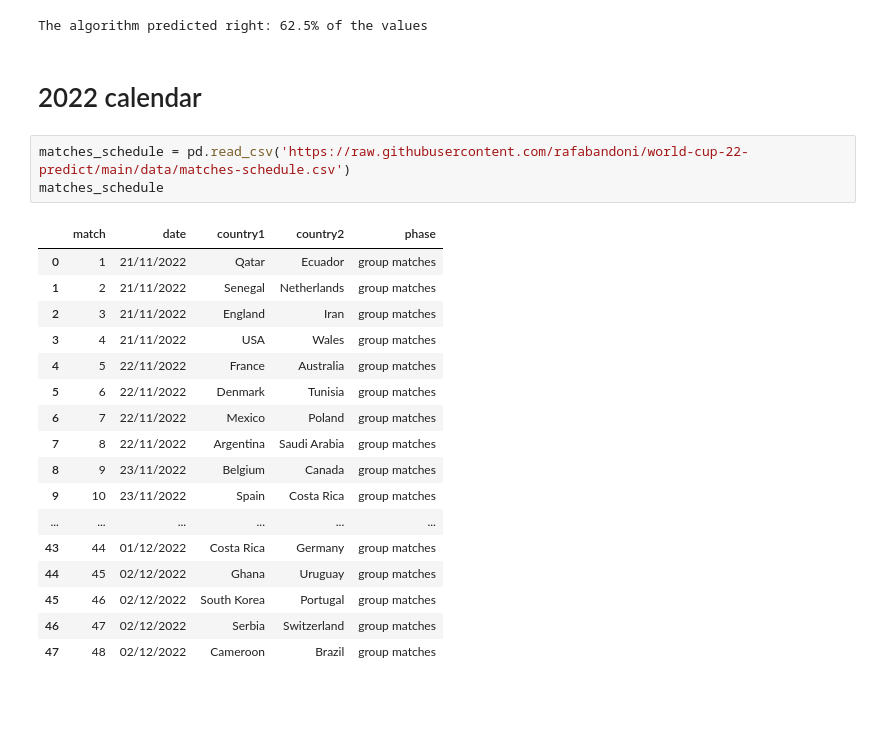
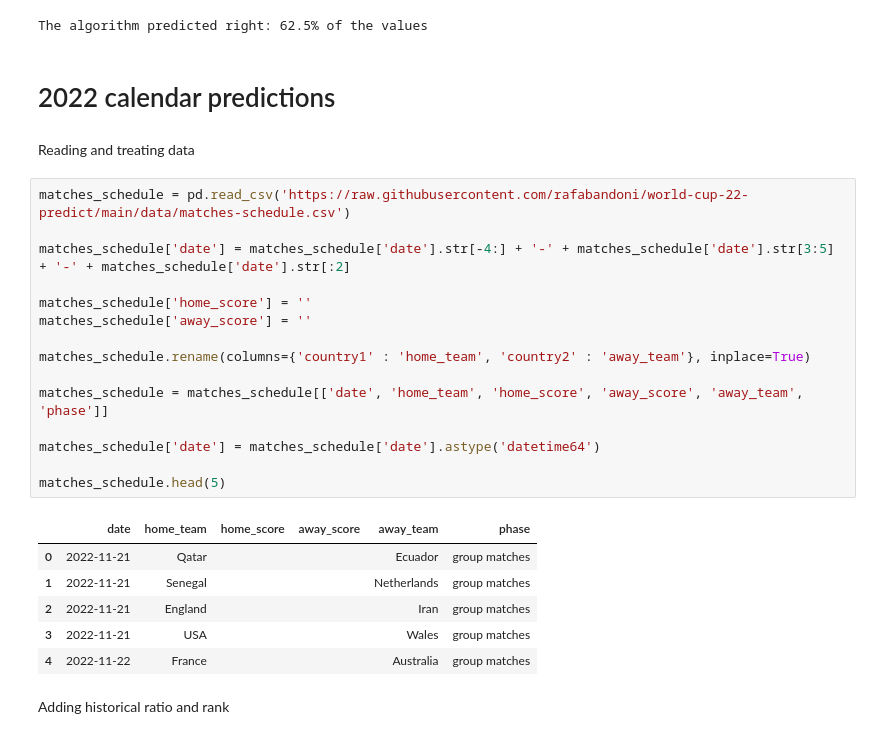
Before and after one commit to rafabandoni/world-cup-22-predict, a Jupyter notebook: predict_worldcup22.ipynb, the cells around one changed output. Drawn from its saved outputs; the diff is of its cells as text; blank space fills up the shorter version.

Commit message:
trated and organized schedule data for algorithm

```diff
--- a/predict_worldcup22.ipynb
+++ b/predict_worldcup22.ipynb
@@ -424,25 +424,30 @@ print(f"The algorithm predicted right: {predict_right}% of the values")
 # %% [output]
 The algorithm predicted right: 62.5% of the values
 # %% [markdown]
-# 2022 calendar
+# 2022 calendar predictions
+# %% [markdown]
+Reading and treating data
 # %%
 matches_schedule = pd.read_csv('https://raw.githubusercontent.com/rafabandoni/world-cup-22-predict/main/data/matches-schedule.csv')
-matches_schedule
+
+matches_schedule['date'] = matches_schedule['date'].str[-4:] + '-' + matches_schedule['date'].str[3:5] + '-' + matches_schedule['date'].str[:2]
+
+matches_schedule['home_score'] = ''
+matches_schedule['away_score'] = ''
+
+matches_schedule.rename(columns={'country1' : 'home_team', 'country2' : 'away_team'}, inplace=True)
+
+matches_schedule = matches_schedule[['date', 'home_team', 'home_score', 'away_score', 'away_team', 'phase']]
+
+matches_schedule['date'] = matches_schedule['date'].astype('datetime64')
+
+matches_schedule.head(5)
 # %% [output]
-|  | match | date | country1 | country2 | phase |
-| 0 | 1 | 21/11/2022 | Qatar | Ecuador | group matches |
-| 1 | 2 | 21/11/2022 | Senegal | Netherlands | group matches |
-| 2 | 3 | 21/11/2022 | England | Iran | group matches |
-| 3 | 4 | 21/11/2022 | USA | Wales | group matches |
-| 4 | 5 | 22/11/2022 | France | Australia | group matches |
-| 5 | 6 | 22/11/2022 | Denmark | Tunisia | group matches |
-| 6 | 7 | 22/11/2022 | Mexico | Poland | group matches |
-| 7 | 8 | 22/11/2022 | Argentina | Saudi Arabia | group matches |
-| 8 | 9 | 23/11/2022 | Belgium | Canada | group matches |
-| 9 | 10 | 23/11/2022 | Spain | Costa Rica | group matches |
-| ... | ... | ... | ... | ... | ... |
-| 43 | 44 | 01/12/2022 | Costa Rica | Germany | group matches |
-| 44 | 45 | 02/12/2022 | Ghana | Uruguay | group matches |
-| 45 | 46 | 02/12/2022 | South Korea | Portugal | group matches |
-| 46 | 47 | 02/12/2022 | Serbia | Switzerland | group matches |
-| 47 | 48 | 02/12/2022 | Cameroon | Brazil | group matches |
+|  | date | home_team | home_score | away_score | away_team | phase |
+| 0 | 2022-11-21 | Qatar |  |  | Ecuador | group matches |
+| 1 | 2022-11-21 | Senegal |  |  | Netherlands | group matches |
+| 2 | 2022-11-21 | England |  |  | Iran | group matches |
+| 3 | 2022-11-21 | USA |  |  | Wales | group matches |
+| 4 | 2022-11-22 | France |  |  | Australia | group matches |
+# %% [markdown]
+Adding historical ratio and rank
```
Also changed, not shown: parts of 8 cells of this notebook.
